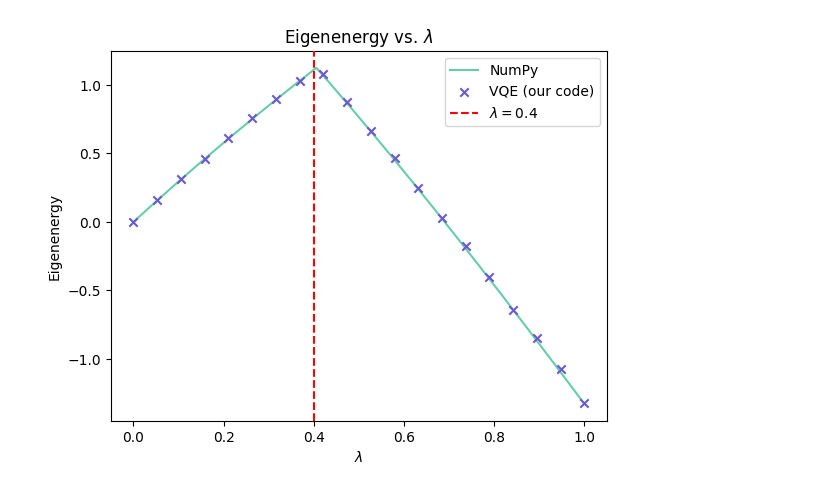
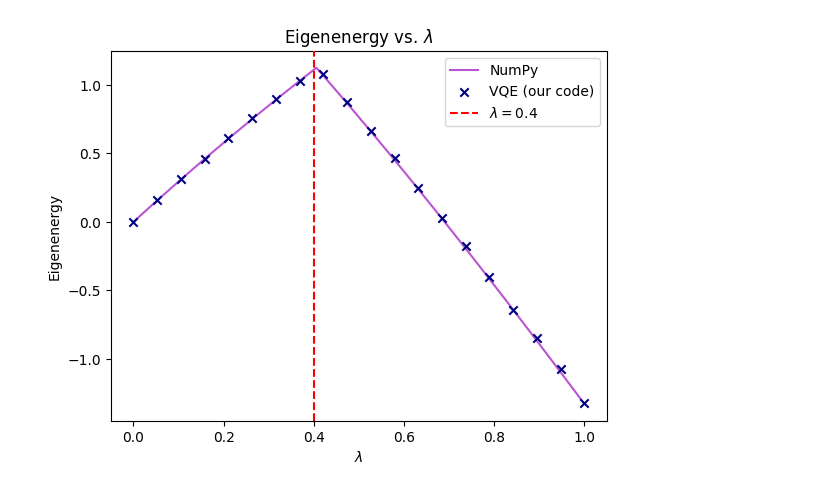
Before and after one commit to carlfre/fys5419-project-1, a Jupyter notebook: problem_e.ipynb, the cells around one changed output. Saved outputs shown, nothing was run; the diff lists cells and outputs as text; code cells hidden in the pictures.

```diff
--- a/problem_e.ipynb
+++ b/problem_e.ipynb
@@ -40,37 +40,37 @@ def problem_e() -> None:
     lower_eigs_our_code = our_code_data[:, 1]
 
     # make plot and place points on top
-    plt.plot(lambdas_np, lower_eigs_np, label="NumPy", color="mediumaquamarine", zorder=1)
-    plt.scatter(lambdas_our_code, lower_eigs_our_code, label="VQE (our code)", marker="x", c="slateblue", zorder=2)
+    plt.plot(lambdas_np, lower_eigs_np, label="NumPy", color="mediumorchid", zorder=1)
+    plt.scatter(lambdas_our_code, lower_eigs_our_code, label="VQE (our code)", marker="x", c="navy", zorder=2)
     plt.axvline(x=0.4, color='r', linestyle='--', label=r"$\lambda = 0.4$", zorder=3)
     plt.title(r"Eigenenergy vs. $\lambda$")
     plt.xlabel(r"$\lambda$")
     plt.ylabel("Eigenenergy")
     plt.legend()
     plt.savefig("images/problem_e_our_code_vs_numpy.png")
     plt.show()
 
     # previous version plot with Qiskit results only (uncomment if changes need to be made, takes time to run)
     # n_lambda_values = 101
     # lambdas = np.linspace(0, 1, n_lambda_values)
 
     # lower_eig = []
 
     # for lmbda in lambdas:
     #     H2_op = SparsePauliOp.from_operator(H0 + lmbda*HI)
 
     #     minresult = vqe.compute_minimum_eigenvalue(H2_op)
     #     lower_eig.append(minresult.eigenvalue)
 
     # plt.plot(lambdas, lower_eig)
     # plt.axvline(x=0.4, color='r', linestyle='--', label=r"$\lambda = 0.4$")
     # plt.title("Eigenenergy vs. $\lambda$")
     # plt.xlabel(r"$\lambda$")
     # plt.ylabel("Eigenenergy")
     # plt.legend()
     # plt.savefig("images/problem_e.png")
     # plt.show()
 
 problem_e()
 # %% [output]
-[figure, old version]
+[figure, new version]
```
Also changed, not shown: 29 other files.
